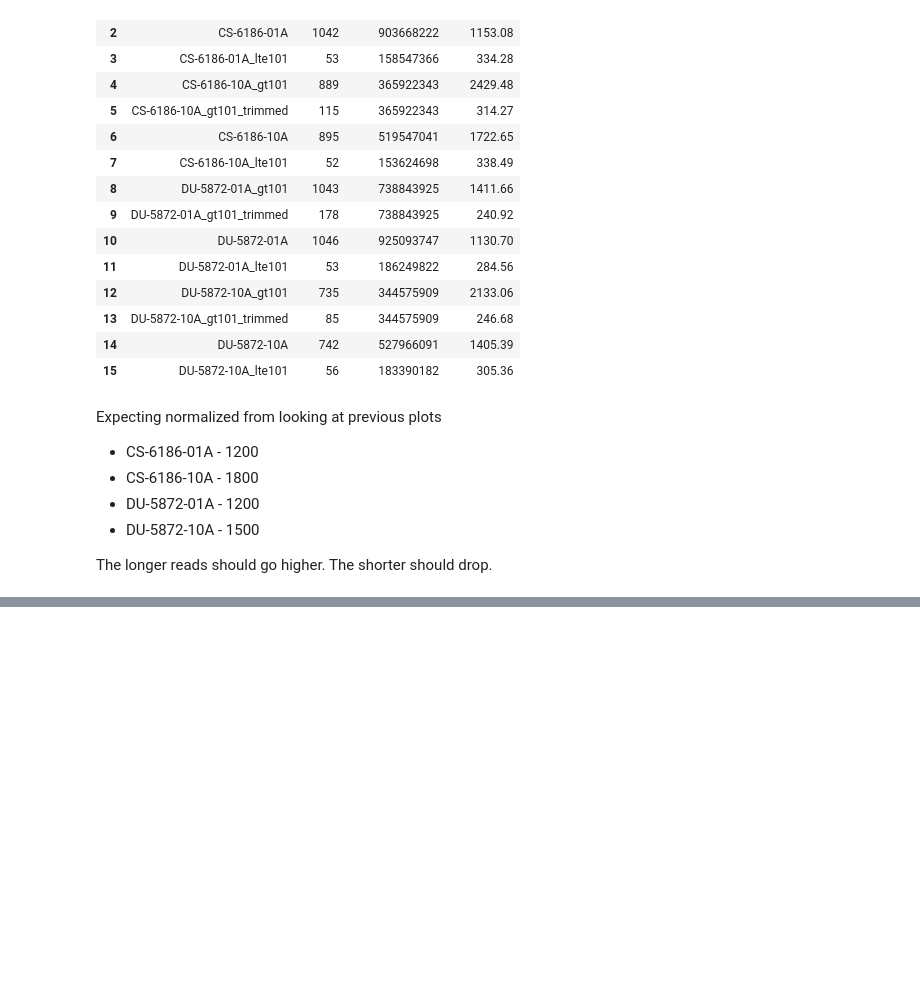
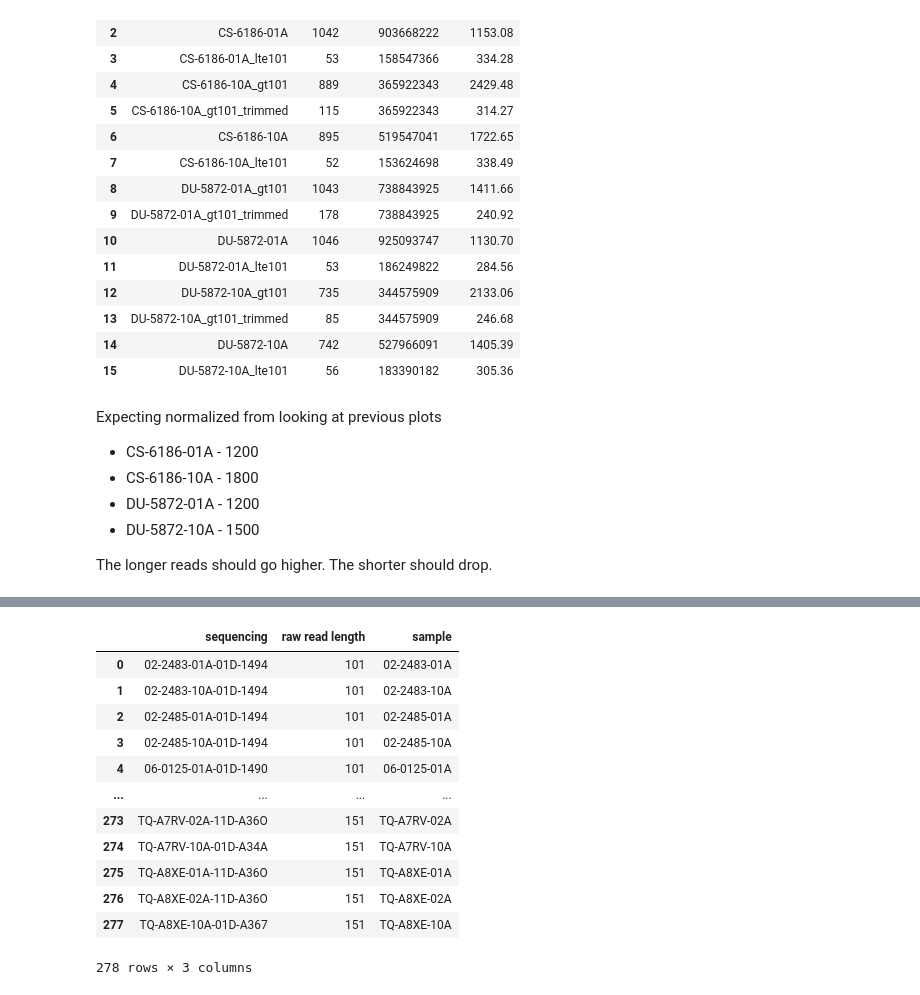
Before and after one commit to ucsffrancislab/genomics, a Jupyter notebook: data/20200603-TCGA-GBMLGG-WGS/20210615-hkle-chimera-length-test/Analysis HERVK113 1000.ipynb, the cells around one changed output, grey strips where cells are left out. Saved outputs shown, nothing was run; the diff lists cells and outputs as text; code cells hidden in the pictures; blank space fills up the shorter version.

```diff
--- a/data/20200603-TCGA-GBMLGG-WGS/20210615-hkle-chimera-length-test/Analysis HERVK113 1000.ipynb
+++ b/data/20200603-TCGA-GBMLGG-WGS/20210615-hkle-chimera-length-test/Analysis HERVK113 1000.ipynb
@@ -388,0 +425,20 @@ The longer reads should go higher. The shorter should drop.
+# %%
+c=pd.read_csv('read_lengths.csv',header=None,names=['sample','raw read length'])
+c.rename(columns={"sample": "sequencing"},inplace=True)
+c['sample']=c['sequencing'].astype(str).str[0:11]
+#c['subject']=c['sequencing'].astype(str).str[0:7]
+c
+# %% [output]
+|  | sequencing | raw read length | sample |
+| 0 | 02-2483-01A-01D-1494 | 101 | 02-2483-01A |
+| 1 | 02-2483-10A-01D-1494 | 101 | 02-2483-10A |
+| 2 | 02-2485-01A-01D-1494 | 101 | 02-2485-01A |
+| 3 | 02-2485-10A-01D-1494 | 101 | 02-2485-10A |
+| 4 | 06-0125-01A-01D-1490 | 101 | 06-0125-01A |
+| ... | ... | ... | ... |
+| 273 | TQ-A7RV-02A-11D-A36O | 151 | TQ-A7RV-02A |
+| 274 | TQ-A7RV-10A-01D-A34A | 151 | TQ-A7RV-10A |
+| 275 | TQ-A8XE-01A-11D-A36O | 151 | TQ-A8XE-01A |
+| 276 | TQ-A8XE-02A-11D-A36O | 151 | TQ-A8XE-02A |
+| 277 | TQ-A8XE-10A-01D-A367 | 151 | TQ-A8XE-10A |
+278 rows × 3 columns
```
Also changed, not shown: parts of 13 cells of this notebook, 1 other file.
